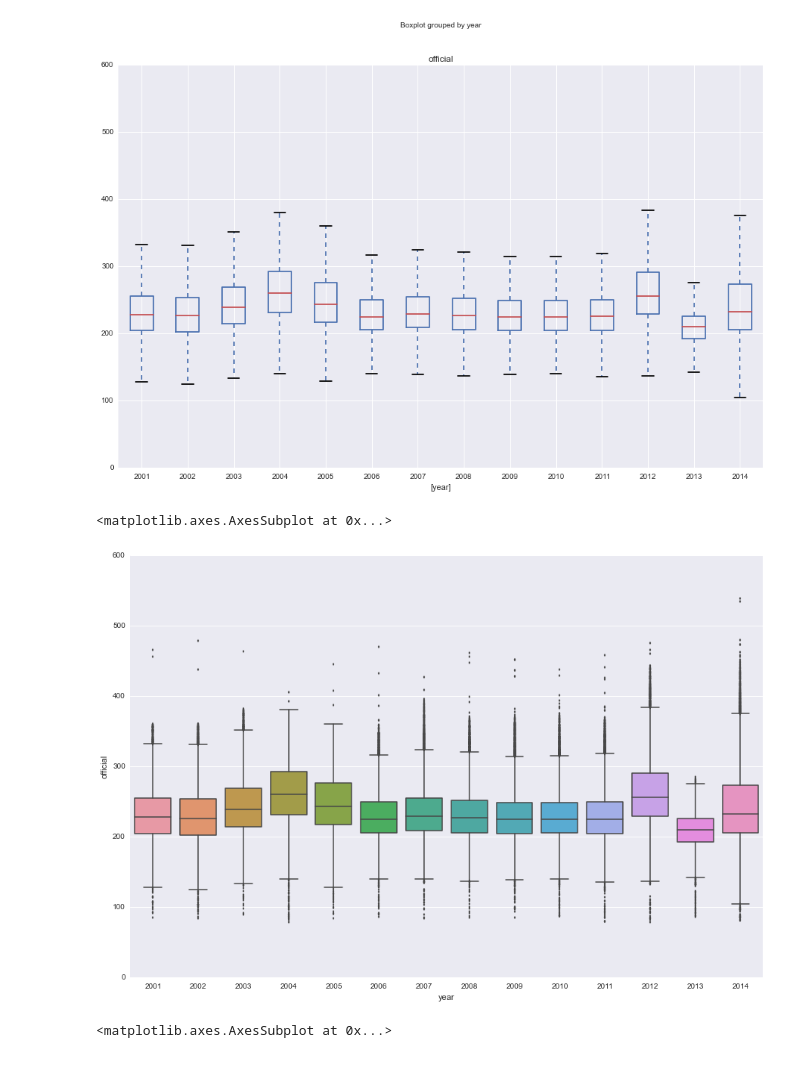
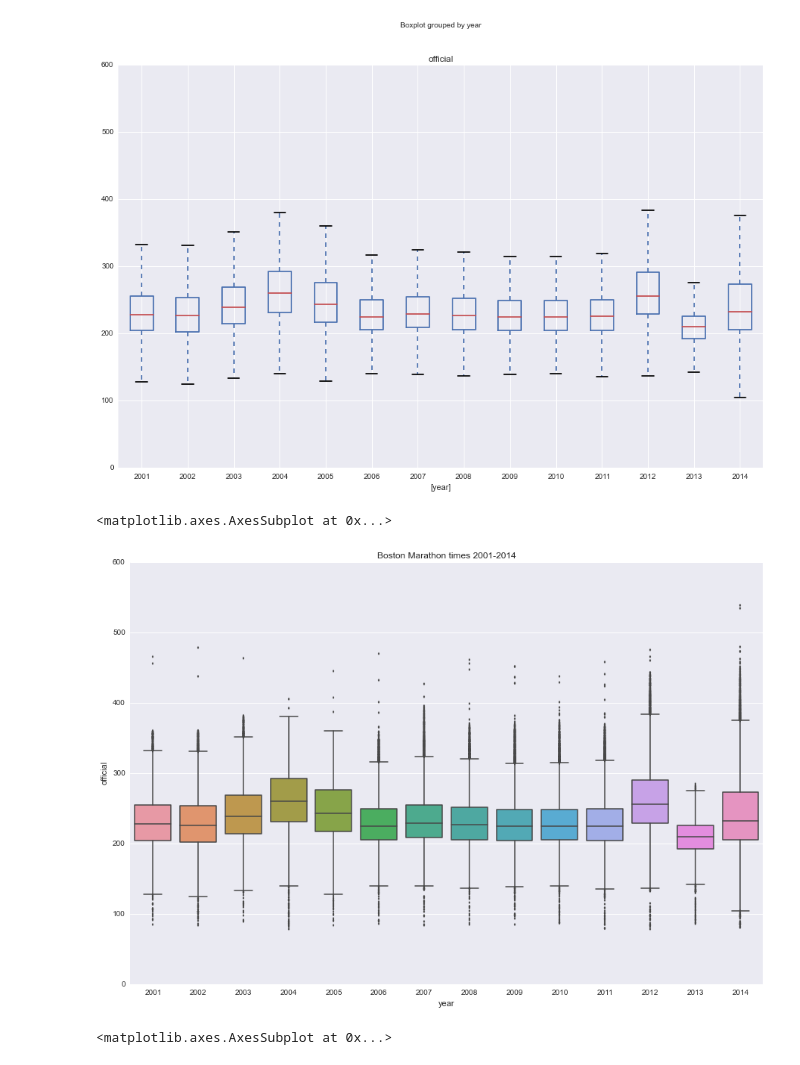
Before and after one commit to llimllib/bostonmarathon, a Jupyter notebook: analysis.ipynb, the cells around one changed output. Drawn from its saved outputs; the diff is of its cells as text; code cells hidden in the pictures.

Commit message:
add a title to the boxplot

```diff
--- a/analysis.ipynb
+++ b/analysis.ipynb
@@ -195,11 +195,14 @@ alltimes.boxplot(column='official', by='year')
 # %%
 seaborn.set(context = 'notebook', style = 'darkgrid')
 # not sure how to do this non-globally?
 seaborn.set_context(rc={"figure.figsize": (15, 10)})
-seaborn.boxplot(alltimes.loc[:, "official"], groupby=alltimes.year)
+
+f, ax1 = plt.subplots(1)
+ax1.set_title("Boston Marathon times 2001-2014")
+seaborn.boxplot(pd.Series(alltimes.loc[:, "official"], groupby=alltimes.year)
 # %% [output]
 <matplotlib.axes.AxesSubplot at 0x...>
-[figure, old version]
+[figure, new version]
 # %%
 f, ax1 = plt.subplots(1)
 ax1.set_title("Boston Marathon times 2001-2014")
```
